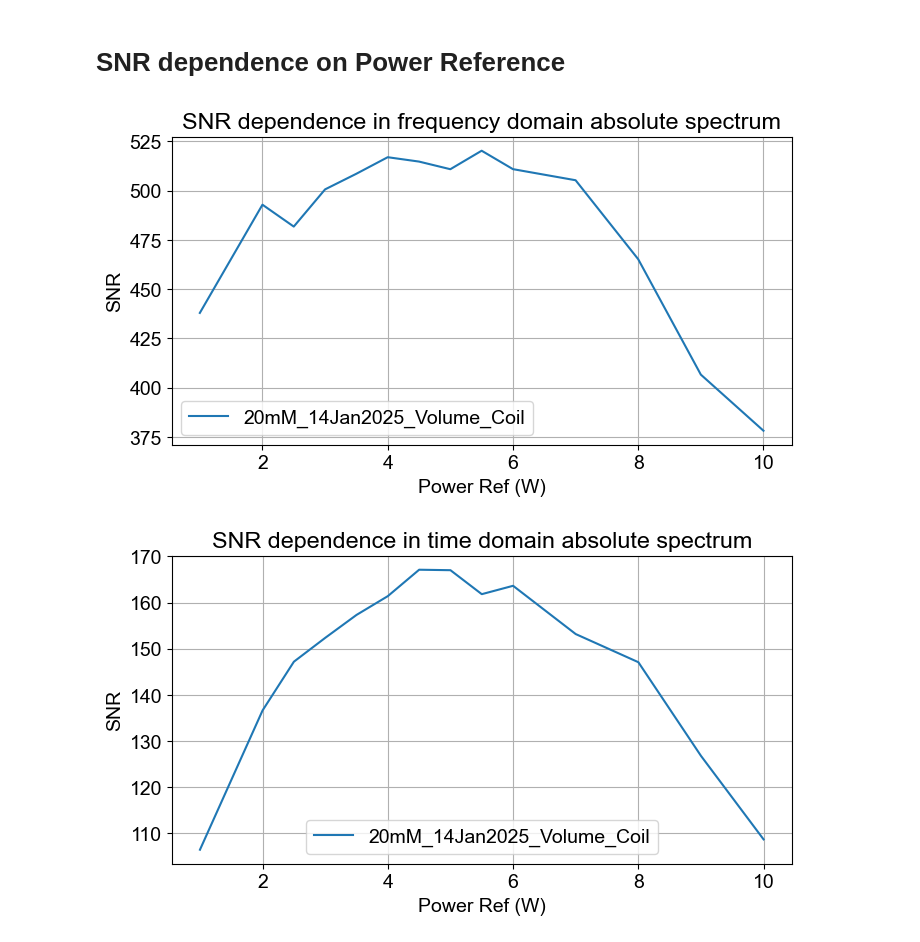
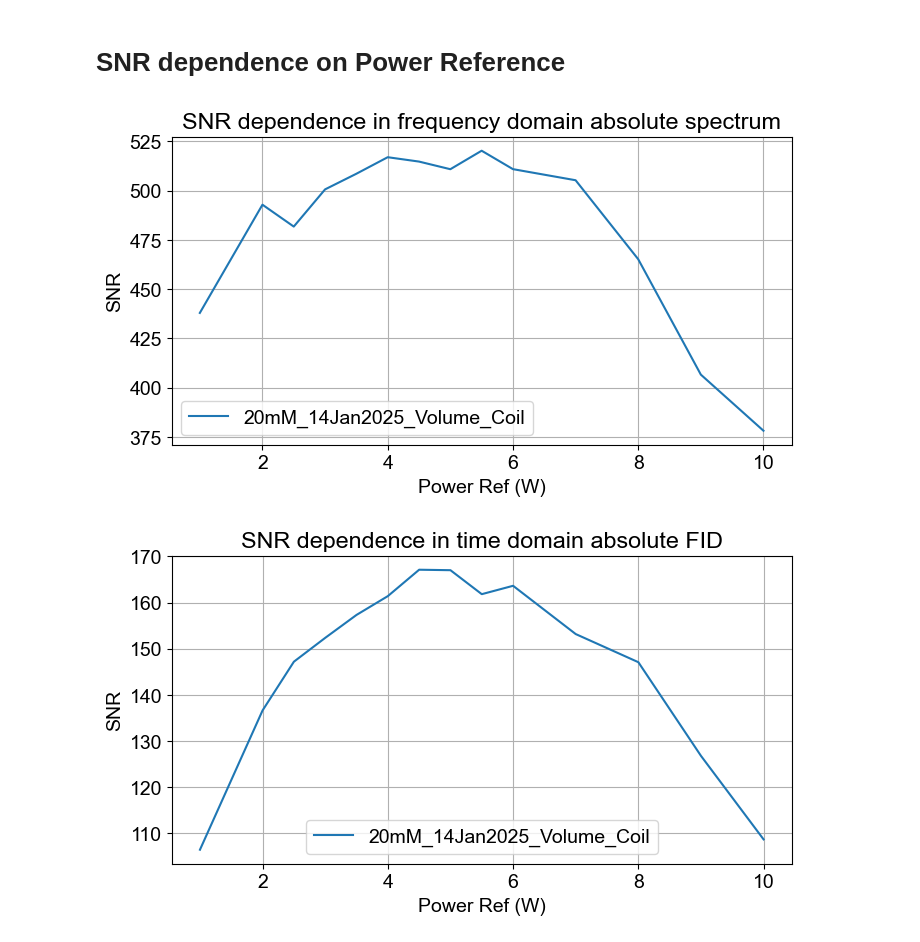
Before and after one commit to gasatiani/31P_MRS, a Jupyter notebook: 31P_MRS.ipynb, the cells around one changed output. Drawn from its saved outputs; the diff is of its cells as text; code cells hidden in the pictures.

```diff
--- a/31P_MRS.ipynb
+++ b/31P_MRS.ipynb
@@ -872,7 +872,7 @@ The power ref for scan N 37 is 1.0
 # %% [markdown]
 # Check the Brucker Data Using Only Python
 # %%
-scan_number=30
+scan_number=15
 fids, spects, ppm_axis, header = read_NSPECT(study_directory,scan_number)
 print(np.shape(fids))
 # Line plot for real and imaginary parts of fids
@@ -888,15 +888,10 @@ plt.show()
 
 plt.figure(figsize=(12, 6))
 sns.lineplot(x=ppm_axis, y=np.abs(spects[:, :]).flatten())
-# plt.axvline(x=0-2.22194147, color='yellow', linestyle='--', label='PCr (theoretical)')
-# plt.axvline(x=-7.56-2.22194147, color='red', linestyle='--', label='a-ATP (theoretical)')
-# plt.axvline(x=-16.18-2.22194147, color='green', linestyle='--', label='b-ATP (theoretical)')
-# plt.axvline(x=-2.53-2.22194147, color='purple', linestyle='--', label='y-ATP (theoretical)')
 plt.xlabel("PPM")
 plt.xlim(20+header['PVM_FrqWorkOffsetPpm'][0],-20+header['PVM_FrqWorkOffsetPpm'][0])
 plt.ylabel("Spectrum Intensity")
 plt.title(f'Spectra magnitude from pdata of Brucker ')
-# plt.legend(loc='upper left')
 plt.grid()
 plt.show()
 # %% [output]
@@ -911,38 +937,48 @@ data=[]
 for scn in scans_of_interest:
     fids, spects, ppm_axis, header = read_NSPECT(study_directory,scn)
     snr, singal, noise = signaltonoise(ppm_axis, np.abs(spects),-15,-6)
     power_ref=find_ref_pow(study_directory,scn)
     data.append((power_ref,snr))
 power_ref_val, snr_val = zip(*data)
 plt.figure(figsize=(8, 4))
 sns.lineplot(x=power_ref_val, y=snr_val, label=experiment_ID)
 plt.xlabel("Power Ref (W)")
-#plt.xlim(10,-30)
 plt.ylabel("SNR")
-#plt.ylim(min(spects_abs), 2*noise)
 plt.title(f'SNR dependence in frequency domain absolute spectrum')
-#plt.legend()
 plt.grid()
 plt.show()
 
 data=[]
 
 for scn in scans_of_interest:
     fids, spects, ppm_axis, header = read_NSPECT(study_directory,scn)
     snr, singal, noise = signaltonoise(np.arange(int(header['PVM_SpecMatrix'])), np.abs(fids),0,1200)
     power_ref=find_ref_pow(study_directory,scn)
     data.append((power_ref,snr))
 power_ref_val, snr_val = zip(*data)
 plt.figure(figsize=(8, 4))
 sns.lineplot(x=power_ref_val, y=snr_val, label=experiment_ID)
 plt.xlabel("Power Ref (W)")
-#plt.xlim(10,-30)
 plt.ylabel("SNR")
-#plt.ylim(min(spects_abs), 2*noise)
-plt.title(f'SNR dependence in time domain absolute spectrum')
-#plt.legend()
+plt.title(f'SNR dependence in time domain absolute FID')
 plt.grid()
 plt.show()
+
+data=[]
+
+for scn in scans_of_interest:
+    fids, spects, ppm_axis, header = read_NSPECT(study_directory,scn)
+    snr, singal, noise = signaltonoise(np.arange(int(header['PVM_SpecMatrix'])), np.real(fids),0,1200)
+    power_ref=find_ref_pow(study_directory,scn)
+    data.append((power_ref,snr))
+power_ref_val, snr_val = zip(*data)
+plt.figure(figsize=(8, 4))
+sns.lineplot(x=power_ref_val, y=snr_val, label=experiment_ID)
+plt.xlabel("Power Ref (W)")
+plt.ylabel("SNR")
+plt.title(f'SNR dependence in time domain real FID')
+plt.grid()
+plt.show()
 # %% [output]
 [figure]
-[figure, old version]
+[figure, new version]
```
Also changed, not shown: parts of 5 cells of this notebook.
